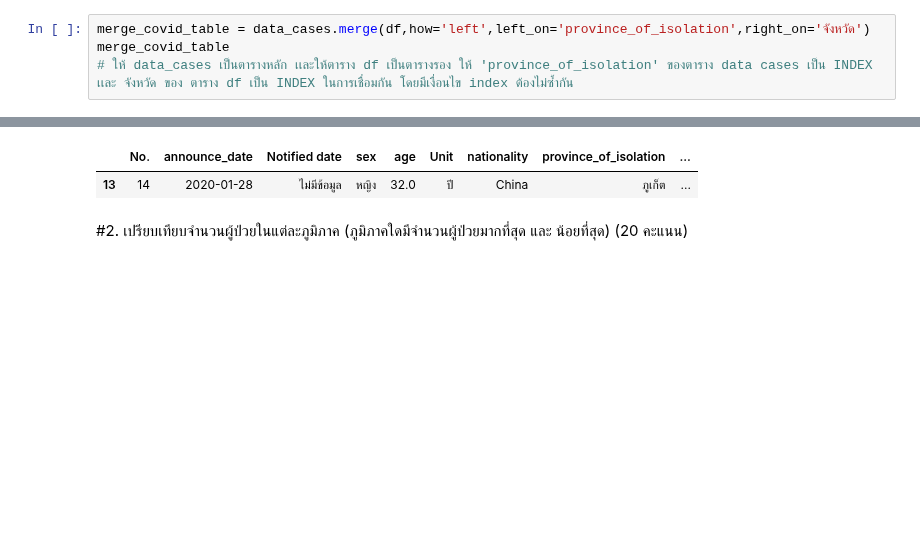
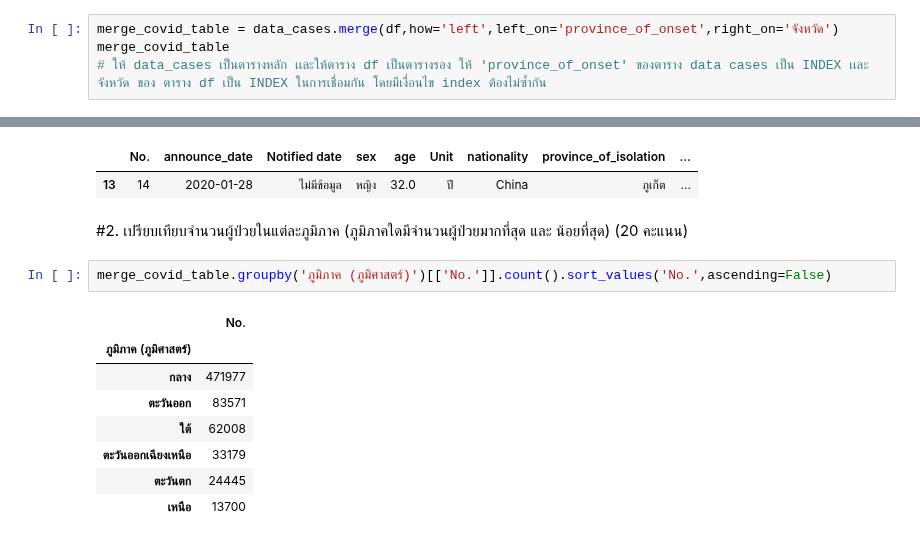
Before and after one commit to kittikhun62/data_viz_2022, a Jupyter notebook: BasicPython&DataViz_midterm2022.ipynb, the cells around one changed output, grey strips where cells are left out. Cells and saved outputs as stored; diff of their text form; blank space fills up the shorter version.

```diff
--- a/BasicPython&DataViz_midterm2022.ipynb
+++ b/BasicPython&DataViz_midterm2022.ipynb
@@ -378,9 +378,9 @@ df
 # %% [markdown]
 ##ต่อตาราง
 # %%
-merge_covid_table = data_cases.merge(df,how='left',left_on='province_of_isolation',right_on='จังหวัด')
+merge_covid_table = data_cases.merge(df,how='left',left_on='province_of_onset',right_on='จังหวัด')
 merge_covid_table
-# ให้ data_cases เป็นตารางหลัก เเละให้ตาราง df เป็นตารางรอง ให้ 'province_of_isolation' ของตาราง data cases เป็น INDEX เเละ จังหวัด ของ ตาราง df เป็น INDEX ในการเชื่อมกัน โดยมีเงื่อนไข index ต้องไม่ซ้ำกัน
+# ให้ data_cases เป็นตารางหลัก เเละให้ตาราง df เป็นตารางรอง ให้ 'province_of_onset' ของตาราง data cases เป็น INDEX เเละ จังหวัด ของ ตาราง df เป็น INDEX ในการเชื่อมกัน โดยมีเงื่อนไข index ต้องไม่ซ้ำกัน
 # %% [output]
 |  | No. | announce_date | Notified date | sex | age | Unit | nationality | province_of_isolation | ... |
 | 0 | 1 | 2020-01-12 | ไม่มีข้อมูล | หญิง | 61.0 | ปี | China | กรุงเทพมหานคร | ... |
@@ -511,3 +511,14 @@ merge_covid_table[merge_covid_table['ภูมิภาค (การท่อ
 | 13 | 14 | 2020-01-28 | ไม่มีข้อมูล | หญิง | 32.0 | ปี | China | ภูเก็ต | ... |
 # %% [markdown]
 #2. เปรียบเทียบจำนวนผู้ป่วยในแต่ละภูมิภาค (ภูมิภาคใดมีจำนวนผู้ป่วยมากที่สุด และ น้อยที่สุด) (20 คะแนน)
+# %%
+merge_covid_table.groupby('ภูมิภาค (ภูมิศาสตร์)')[['No.']].count().sort_values('No.',ascending=False)
+# %% [output]
+|  | No. |
+| ภูมิภาค (ภูมิศาสตร์) |  |
+| กลาง | 471977 |
+| ตะวันออก | 83571 |
+| ใต้ | 62008 |
+| ตะวันออกเฉียงเหนือ | 33179 |
+| ตะวันตก | 24445 |
+| เหนือ | 13700 |
```
